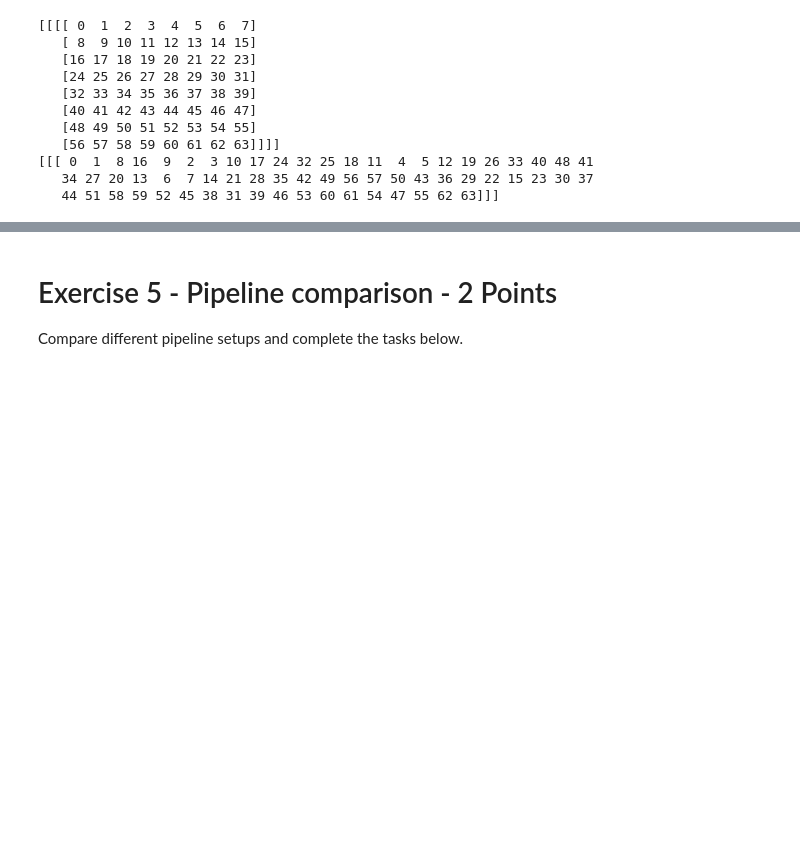
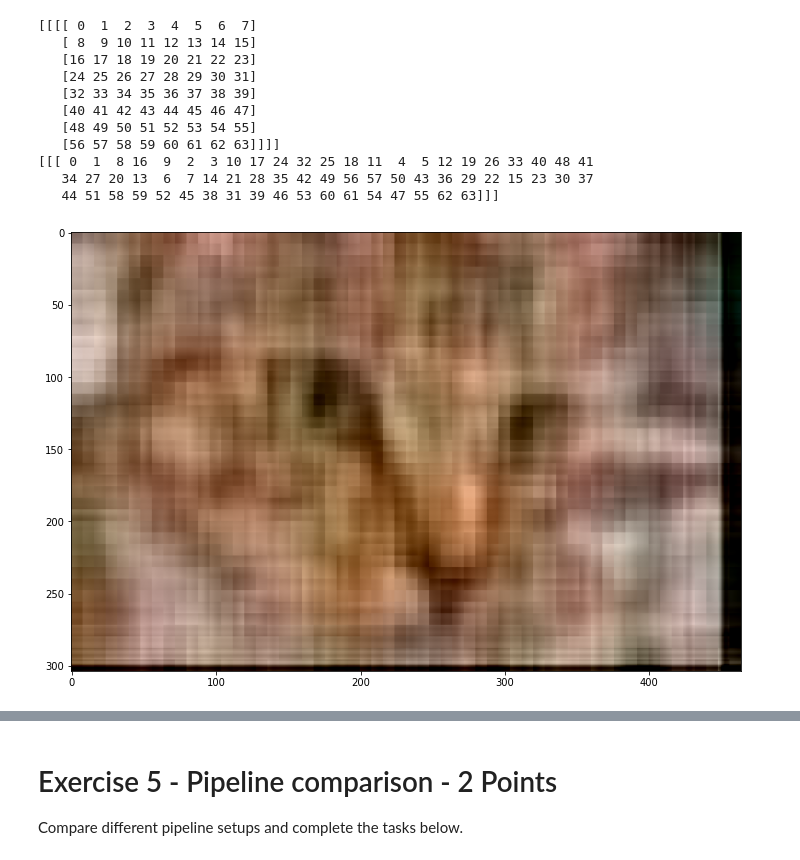
Before and after one commit to oleksa-oleksa/Image_Processing_SS2020_FU_Berlin, a Jupyter notebook: assignments/09_assignment.ipynb, the cells around one changed output, grey strips where cells are left out. Saved outputs shown, nothing was run; the diff lists cells and outputs as text; code cells hidden in the pictures; blank space fills up the shorter version.

Commit message:
got final jpg picture with block of one color.

```diff
--- a/assignments/09_assignment.ipynb
+++ b/assignments/09_assignment.ipynb
@@ -236,29 +242,9 @@ class Quantization:
         # Returns a true division of the inputs, element-wise.
         # If x1.shape != x2.shape, they must be broadcastable to a common shape (which becomes the shape of the output).
 
-        #threshold_quantise = np.multiply(self.threshold, self.q_matrix)
-        #print(threshold_quantise)
-        #self.q_matrix[self.q_matrix < self.threshold] = 0
         result = np.zeros_like(blocks)
-        '''
-        N = blocks.shape[0]
-        M = blocks.shape[1]
-        for i in range(N):
-            for j in range(M):
-                #print(blocks[i, j])
-                div = np.divide(blocks[i, j], self.q_matrix)
-                div[np.abs(div) < self.threshold] = 0
-                result[i, j] = div
-        '''
         result = np.divide(blocks, self.q_matrix)
-
-        #result = blocks // self.q_matrix
-        #result = np.divide(blocks, threshold_quantise)
         result[np.abs(result) < self.threshold] = 0
-
-        #result[self.threshold:, :] = 0
-        #result[:, self.threshold:] = 0
-        #result[:self.threshold, :self.threshold] = 0
         return result
 
     def invert(self, blocks):
@@ -479,15 +465,17 @@ def naive_compression_size(arr):
 # %%
 # build the jpeg pipeline
 # for testing you can use only the first ones.
 # maybe you have to adjust the Quantization threshold settings.
-jpeg = Jpeg([Blocks(8), DCTofBlocks(), Quantization(threshold=10), ZigZag(8), Compress(np.int8)])
+jpeg = Jpeg([Blocks(8), DCTofBlocks(), Quantization(threshold=16), ZigZag(8), Compress(np.int8)])
 
 img_jpeg = jpeg(img)
 img_reconstruct = jpeg.invert(img_jpeg)
 assert img_reconstruct.shape == img.shape
 # once you implemented ChromaSubsampling.invert this should have colors :)
 plt.imshow(img_reconstruct / 255)
 plt.show()
+# %% [output]
+[figure, added]
 # %%
 chromasubsampling_compression = Jpeg([Blocks(8), Compress()])
 print("No compression: " + total_size_numpy(img))
```
Also changed, not shown: parts of 4 cells of this notebook.
